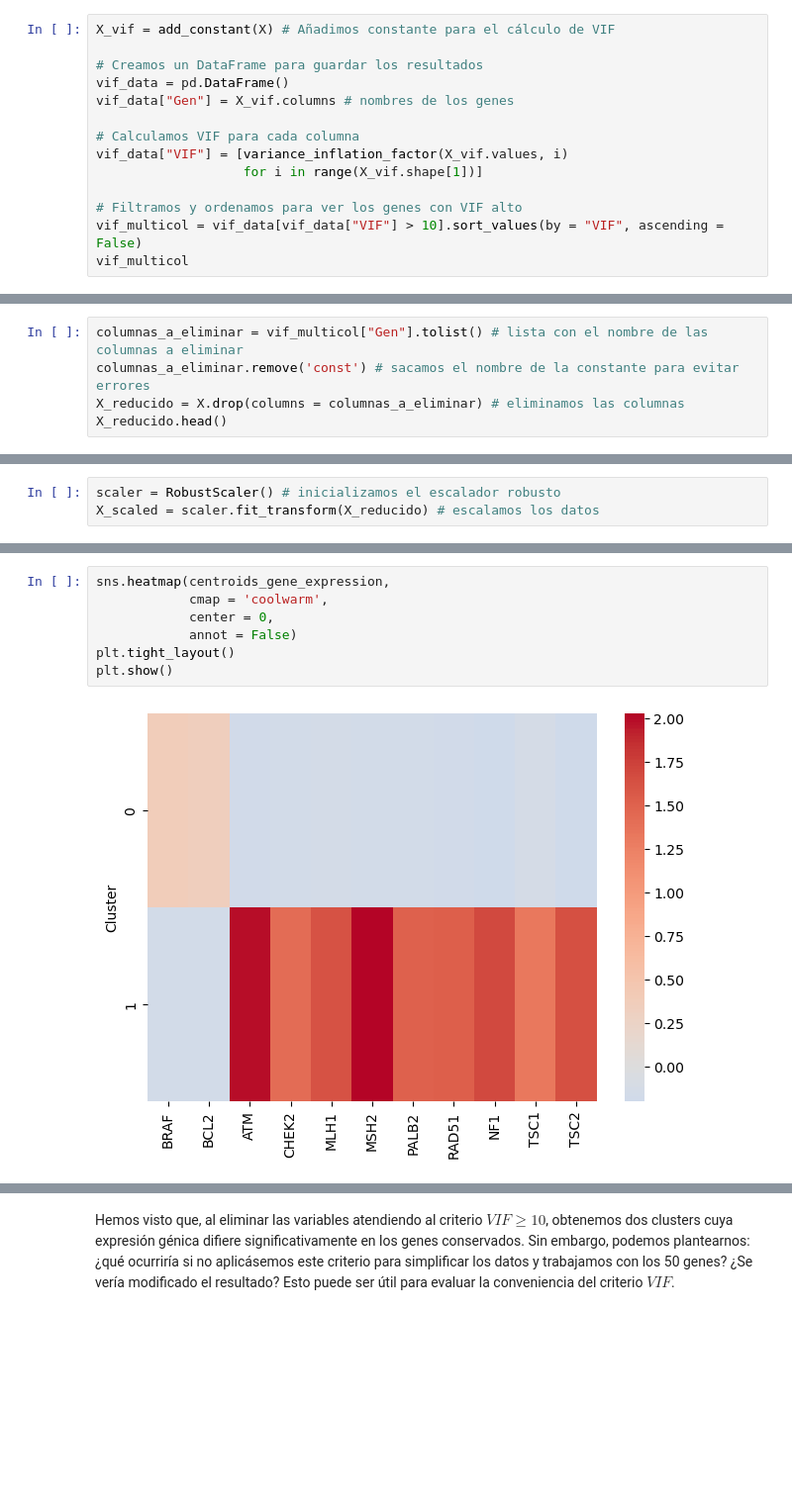
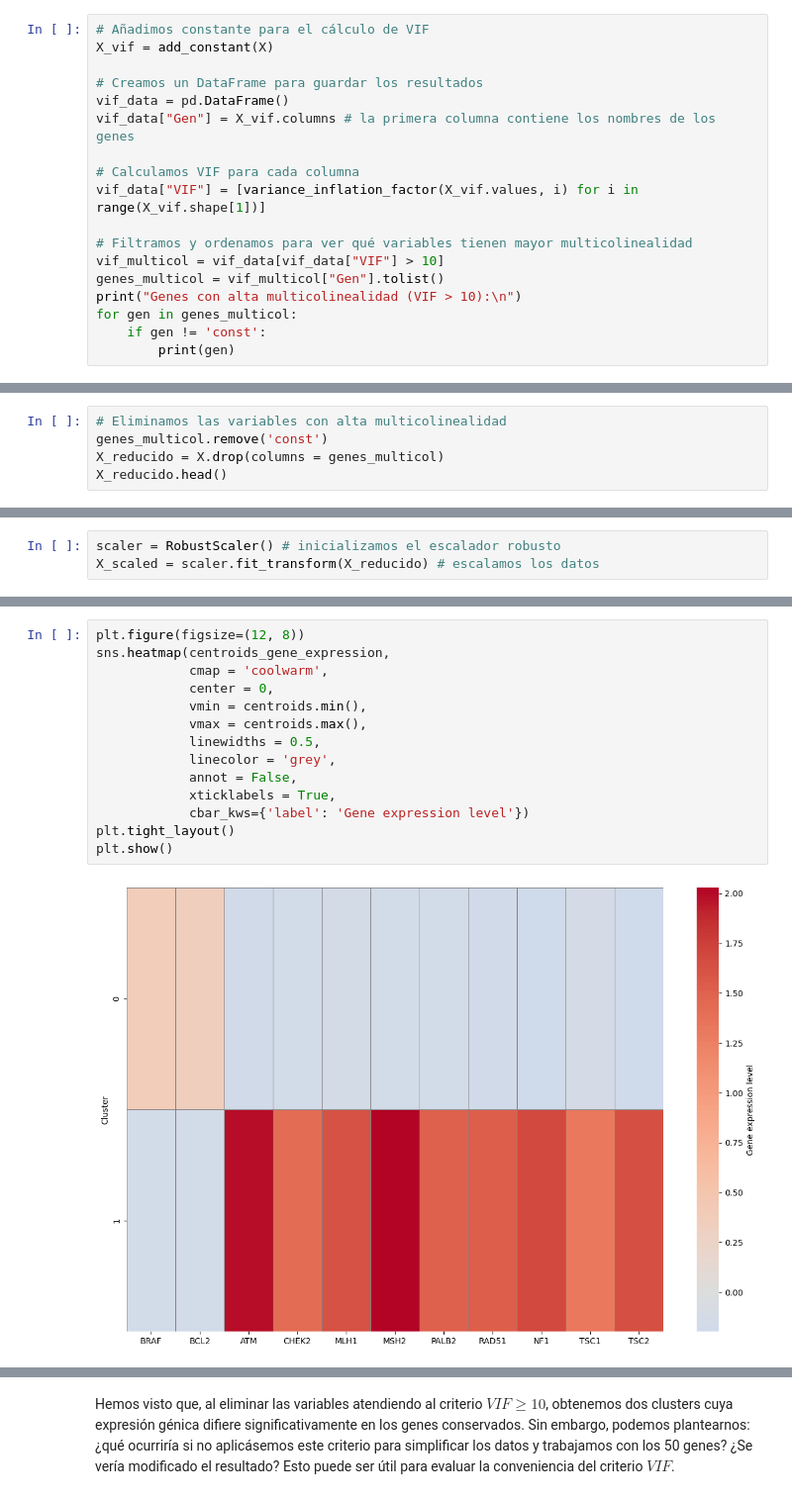
Before and after one commit to MiguelGomGar/ClusteringGenes, a Jupyter notebook: full_notebook.ipynb, the cells around one changed output, grey strips where cells are left out. Shown: that part at 99% size. Saved outputs shown, nothing was run; the diff lists cells and outputs as text; blank space fills up the shorter version.

```diff
--- a/full_notebook.ipynb
+++ b/full_notebook.ipynb
@@ -138,15 +160,19 @@ De todas maneras, para simplificar aún más los datos, vamos a cuantificar la c
 # %%
-X_vif = add_constant(X) # Añadimos constante para el cálculo de VIF
+# Añadimos constante para el cálculo de VIF
+X_vif = add_constant(X)
 
 # Creamos un DataFrame para guardar los resultados
 vif_data = pd.DataFrame()
-vif_data["Gen"] = X_vif.columns # nombres de los genes
+vif_data["Gen"] = X_vif.columns # la primera columna contiene los nombres de los genes
 
 # Calculamos VIF para cada columna
-vif_data["VIF"] = [variance_inflation_factor(X_vif.values, i)
-                   for i in range(X_vif.shape[1])]
+vif_data["VIF"] = [variance_inflation_factor(X_vif.values, i) for i in range(X_vif.shape[1])]
 
-# Filtramos y ordenamos para ver los genes con VIF alto
-vif_multicol = vif_data[vif_data["VIF"] > 10].sort_values(by = "VIF", ascending = False)
-vif_multicol
+# Filtramos y ordenamos para ver qué variables tienen mayor multicolinealidad
+vif_multicol = vif_data[vif_data["VIF"] > 10]
+genes_multicol = vif_multicol["Gen"].tolist()
+print("Genes con alta multicolinealidad (VIF > 10):\n")
+for gen in genes_multicol:
+    if gen != 'const':
+        print(gen)
 # %% [output]
@@ -170,9 +196,9 @@ vif_multicol
 # %% [markdown]
 Por tanto, como la información que aportan estos genes es redundante, podemos prescindir de ellos. De esta manera, se reduce la dimensionalidad de los datos de 50 variables a tan solo 10:
 # %%
-columnas_a_eliminar = vif_multicol["Gen"].tolist() # lista con el nombre de las columnas a eliminar
-columnas_a_eliminar.remove('const') # sacamos el nombre de la constante para evitar errores
-X_reducido = X.drop(columns = columnas_a_eliminar) # eliminamos las columnas
+# Eliminamos las variables con alta multicolinealidad
+genes_multicol.remove('const')
+X_reducido = X.drop(columns = genes_multicol)
 X_reducido.head()
 # %% [output]
 |  | BRAF | BCL2 | ATM | CHEK2 | MLH1 | MSH2 | PALB2 | RAD51 | NF1 | TSC1 | TSC2 |
@@ -231,10 +254,17 @@ Ahora que tenemos los niveles de expresión de cada gen relevante para los centr
 # %%
+plt.figure(figsize=(12, 8))
 sns.heatmap(centroids_gene_expression,
             cmap = 'coolwarm',
             center = 0,
-            annot = False)
+            vmin = centroids.min(),
+            vmax = centroids.max(),
+            linewidths = 0.5,
+            linecolor = 'grey',
+            annot = False,
+            xticklabels = True,
+            cbar_kws={'label': 'Gene expression level'})
 plt.tight_layout()
 plt.show()
 # %% [output]
-[figure, old version]
+[figure, new version]
 # %% [markdown]
```
Also changed, not shown: parts of 41 cells of this notebook, 5 other files.
